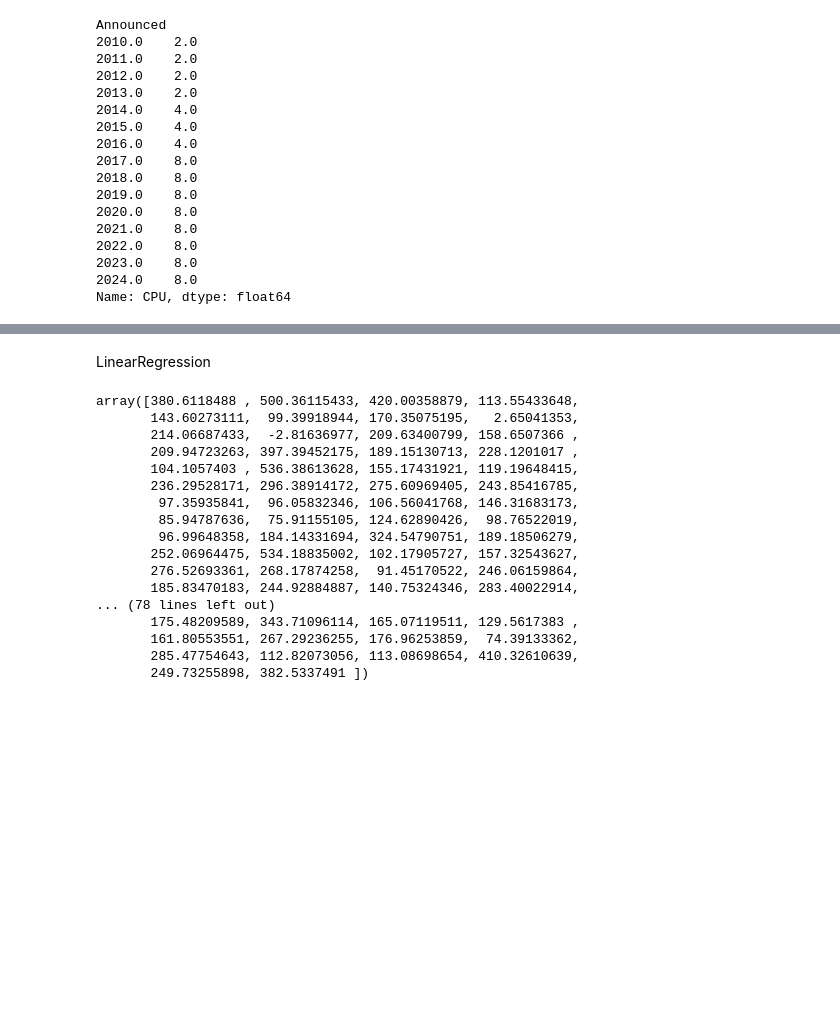
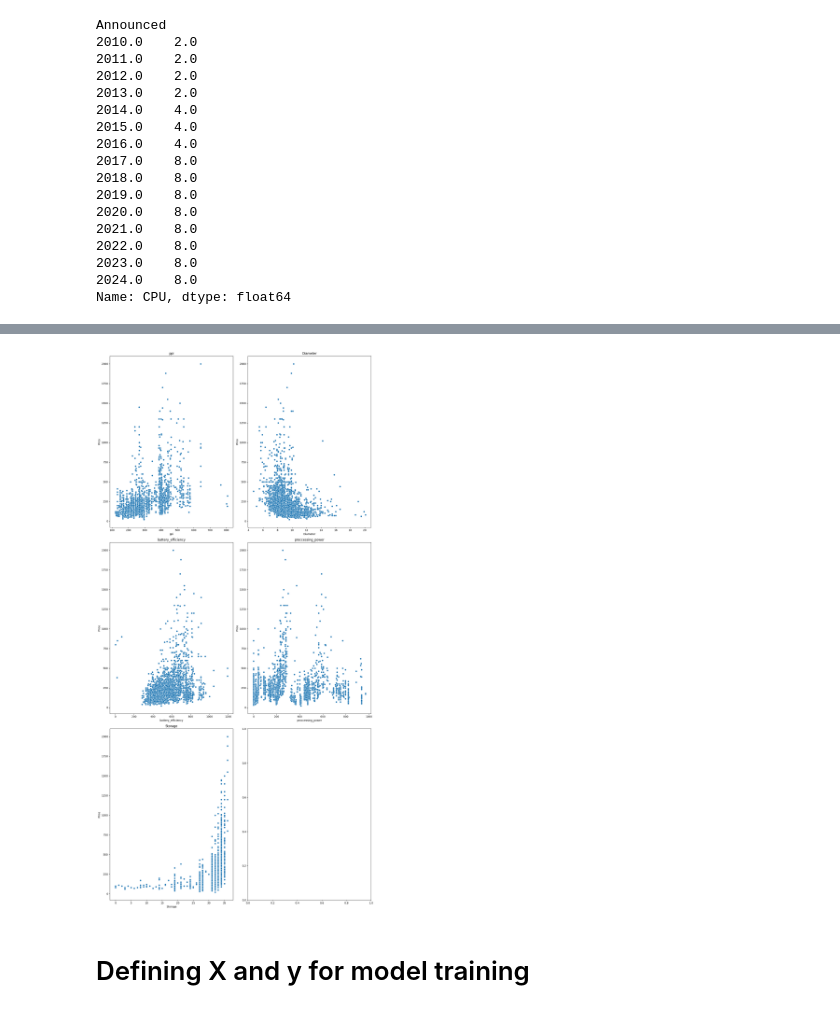
Before and after one commit to KianJanbozorgi/smartphone_comparison_phase2, a Jupyter notebook: regression.ipynb, the cells around one changed output, grey strips where cells are left out. Saved outputs shown, nothing was run; the diff lists cells and outputs as text; code cells hidden in the pictures; blank space fills up the shorter version.

```diff
--- a/regression.ipynb
+++ b/regression.ipynb
@@ -336,3 +627,19 @@ data.head()
+# %%
+quant_df = data[['ppi' ,'Diameter','battery_efficiency','proccessing_power','Storage']]
+
+fig_all, ax_all = plt.subplots(nrows=3, ncols=2, figsize=(15, 30))
+
+for i, column in enumerate(quant_df.columns):
+    sns.scatterplot(x=quant_df[column], y=data['Price'], ax=ax_all[i // 2, i % 2])
+    ax_all[i // 2, i % 2].set_title(column)
+
+
+plt.tight_layout()
+plt.show()
+# %% [output]
+[figure, added]
+# %% [markdown]
+# Defining X and y for model training
 # %%
 X = data.drop('Price', axis=1)
 y = data['Price']
@@ -341,25 +645,0 @@ X_train, X_test, y_train, y_test = train_test_split(X, y, test_size=0.15, random
-# %% [markdown]
-LinearRegression
-# %%
-LR = LinearRegression()
-LR.fit(X_train , y_train)
-y_pred = LR.predict(X_test)
-y_pred
-# %% [output]
-array([380.6118488 , 500.36115433, 420.00358879, 113.55433648,
-       143.60273111,  99.39918944, 170.35075195,   2.65041353,
-       214.06687433,  -2.81636977, 209.63400799, 158.6507366 ,
-       209.94723263, 397.39452175, 189.15130713, 228.1201017 ,
-       104.1057403 , 536.38613628, 155.17431921, 119.19648415,
-       236.29528171, 296.38914172, 275.60969405, 243.85416785,
-        97.35935841,  96.05832346, 106.56041768, 146.31683173,
-        85.94787636,  75.91155105, 124.62890426,  98.76522019,
-        96.99648358, 184.14331694, 324.54790751, 189.18506279,
-       252.06964475, 534.18835002, 102.17905727, 157.32543627,
-       276.52693361, 268.17874258,  91.45170522, 246.06159864,
-       185.83470183, 244.92884887, 140.75324346, 283.40022914,
-... (78 lines left out)
-       175.48209589, 343.71096114, 165.07119511, 129.5617383 ,
-       161.80553551, 267.29236255, 176.96253859,  74.39133362,
-       285.47754643, 112.82073056, 113.08698654, 410.32610639,
-       249.73255898, 382.5337491 ])
```
Also changed, not shown: parts of 146 cells of this notebook.
